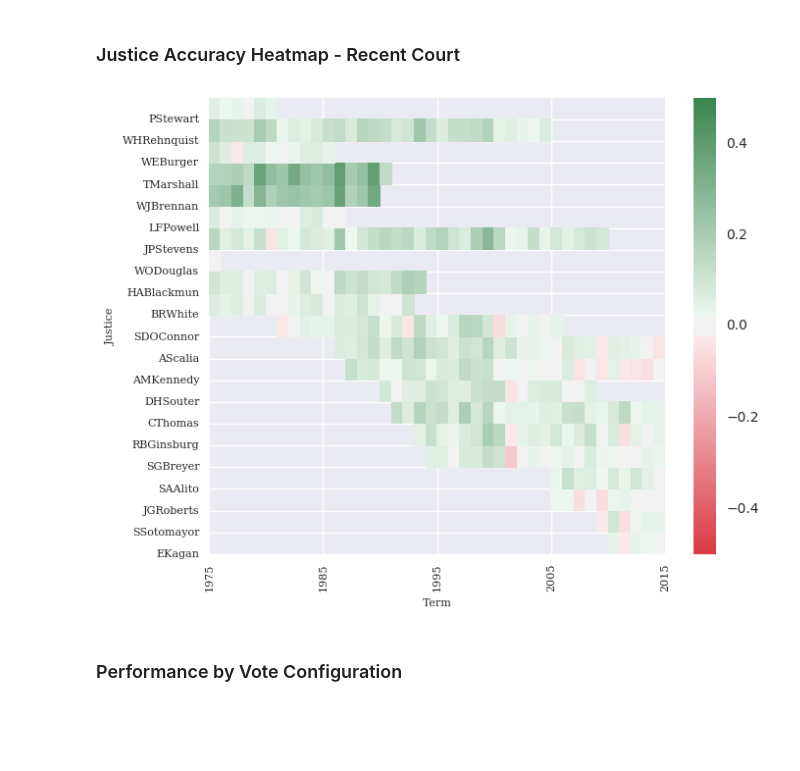
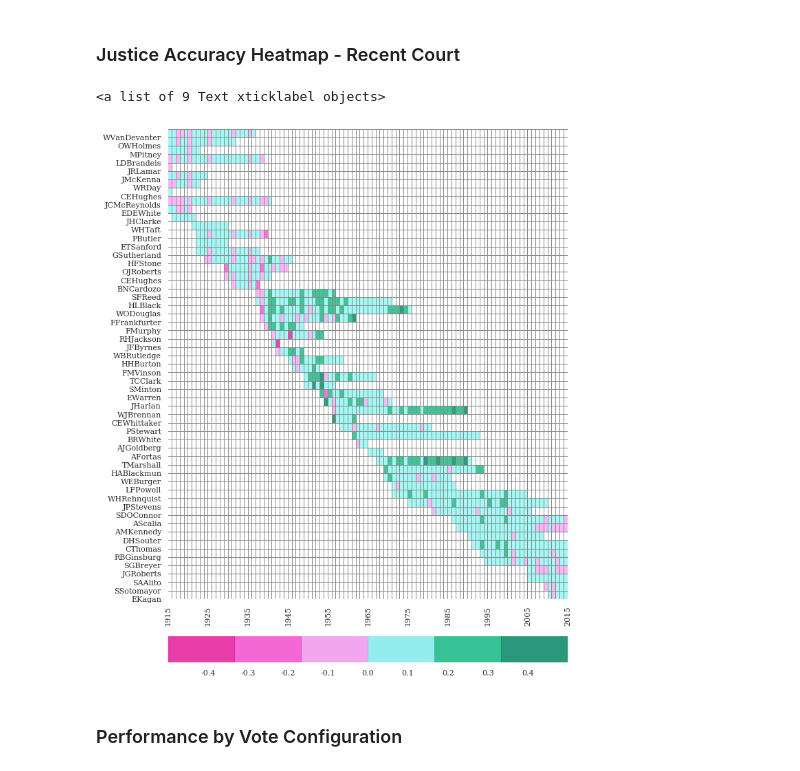
Before and after one commit to mjbommar/scotus-predict-v2, a Jupyter notebook: src/publication_figures.ipynb, the cells around one changed output. Drawn from its saved outputs; the diff is of its cells as text; code cells hidden in the pictures; blank space fills up the shorter version.

```diff
--- a/src/publication_figures.ipynb
+++ b/src/publication_figures.ipynb
@@ -232,5 +236,15 @@ red_green_cmap = seaborn.diverging_palette(h_neg=10, h_pos=135, as_cmap=True)
 # %% [markdown]
 ### Justice Accuracy Heatmap - Other/Affirm/Reverse
+# %%
+colormap_list = [list(map(lambda x: float(x.strip(";")), r.split(","))) for r in """
+0.910,0.000,0.552,0.737;
+0.991,0.000,0.737,0.553;
+1.000,0.000,0.907,0.286;
+0.000,0.957,0.907,0.365;
+0.000,0.712,0.475,0.769;
+0.000,0.521,0.375,0.812;
+""".strip().splitlines()]
+custom_colormap = matplotlib.colors.ListedColormap(colormap_list)
 # %%
 # Setup grouping over evaluation index
 evaluation_index = raw_data.loc[:, "term"].isin(term_range) & ~raw_data.loc[:, "case_outcome_disposition"].isnull()
@@ -334,8 +353,12 @@ plt.savefig("../figures/justice_reverse_accuracy_heatmap.svg")
 # %% [markdown]
 ### Justice Accuracy Heatmap - Recent Court
+# %%
+cbar_ax.get_sticklabels()
+# %% [output]
+<a list of 9 Text xticklabel objects>
 # %%
 # Setup grouping over evaluation index
-evaluation_index = raw_data.loc[:, "term"].isin(range(1975, 2016)) & ~raw_data.loc[:, "case_outcome_disposition"].isnull()
+evaluation_index = raw_data.loc[:, "term"].isin(range(1915, 2016)) & ~raw_data.loc[:, "case_outcome_disposition"].isnull()
 justice_order = raw_data.loc[evaluation_index, :].groupby(["justiceName"])["term"].min().sort_values().index.tolist()
 
 if '-99' in justice_order:
@@ -349,39 +372,51 @@ max_term = max(justice_accuracy_ts.index)
 # Setup plot
 num_justices = justice_accuracy_ts.shape[1]
 num_years = justice_accuracy_ts.shape[0]
 
 # Setup grid
-f = plt.figure(figsize=(7.5, 6), dpi=400)
-ax = plt.gca()
-seaborn.heatmap(justice_accuracy_ts.loc[:, justice_order].T, vmin=-0.5, vmax=0.5, ax=ax, cmap=red_green_cmap)
+grid_kws = {"height_ratios": (.9, .05), "hspace": .15}
+colormap_ticks = [-0.4, -0.3, -0.2, -0.1, 0.0, 0.1, 0.2, 0.3, 0.4]
+f, (ax, cbar_ax) = plt.subplots(2, figsize=(7.5, 10), dpi=400, gridspec_kw=grid_kws)
+seaborn.heatmap(justice_accuracy_ts.loc[:, justice_order].T, vmin=-0.5, vmax=0.5, ax=ax, cmap=custom_colormap,
+                linecolor='#898989', linewidths=0.005,
+                cbar_ax=cbar_ax, cbar_kws={"orientation": "horizontal",
+                                           "ticks": colormap_ticks})
+
+
+cbar_ax.set_xticks(colormap_ticks)
+cbar_ax.set_xticklabels(["{0}".format(x) for x in colormap_ticks], fontdict=plos_one_fontdict)
+
 
 # Setup term labels
 term_label_index = numpy.arange(0, 2016 - min_term, 10)
 term_labels = [range(min_term, 2016)[i] for i in term_label_index]
 _ = ax.set_xticks(term_label_index)
 _ = ax.set_xticklabels(map(str, term_labels), fontdict=plos_one_fontdict, rotation=90)
 
 # Setup Justice labels
 justice_label_index = numpy.arange(0, len(justice_order), 1)
-justice_labels = list(reversed([justice_order[i] for i in justice_label_index]))
+justice_labels = [x.strip("01234") for x in list(reversed([justice_order[i] for i in justice_label_index]))]
 
 _ = ax.set_yticks(justice_label_index)
 _ = ax.set_yticklabels(justice_labels, fontdict=plos_one_fontdict,)
 
 # Axis label
 _ = ax.set_xlabel("Term", fontdict=plos_one_fontdict)
-_ = ax.set_ylabel("Justice", fontdict=plos_one_fontdict)
+#_ = ax.set_ylabel("Justice", fontdict=plos_one_fontdict)
+ax.get_xaxis().label.set_visible(False)
+ax.get_yaxis().label.set_visible(False)
 
 # Draw grid
 ax.grid()
+ax.set_axis_bgcolor("white")
 
 # Save as PNG, PDF, and SVG
 plt.savefig("../figures/justice_reverse_accuracy_recent_heatmap.png", dpi=400)
 plt.savefig("../figures/justice_reverse_accuracy_recent_heatmap.tif", dpi=400)
 plt.savefig("../figures/justice_reverse_accuracy_recent_heatmap.pdf", dpi=400)
 plt.savefig("../figures/justice_reverse_accuracy_recent_heatmap.svg")
 # %% [output]
-[figure, old version]
+[figure, new version]
 # %% [markdown]
 ### Performance by Vote Configuration
 # %%
```
Also changed, not shown: parts of 3 cells of this notebook, 12 other files.
